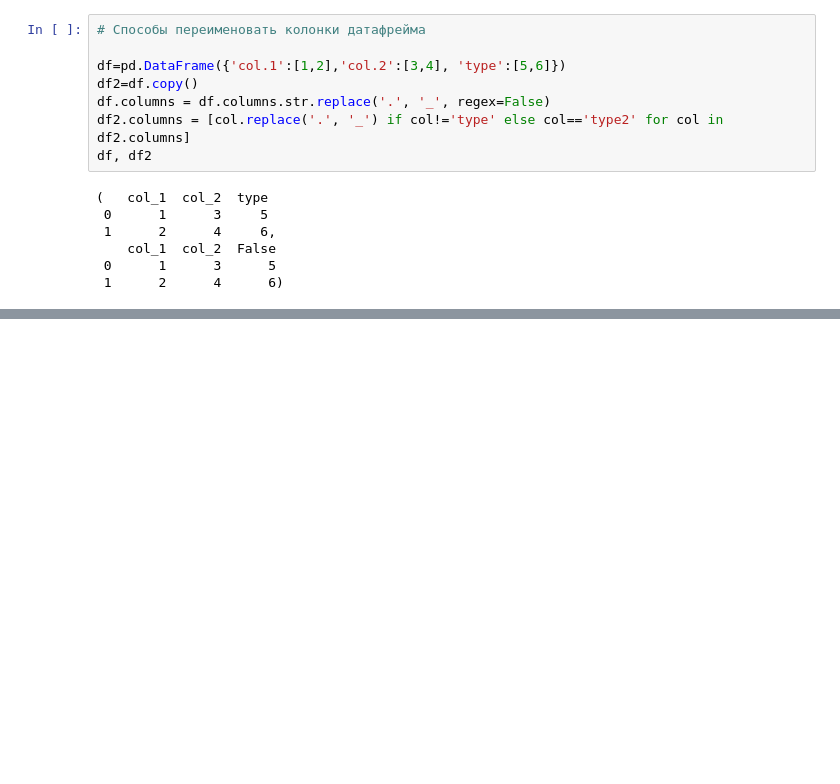
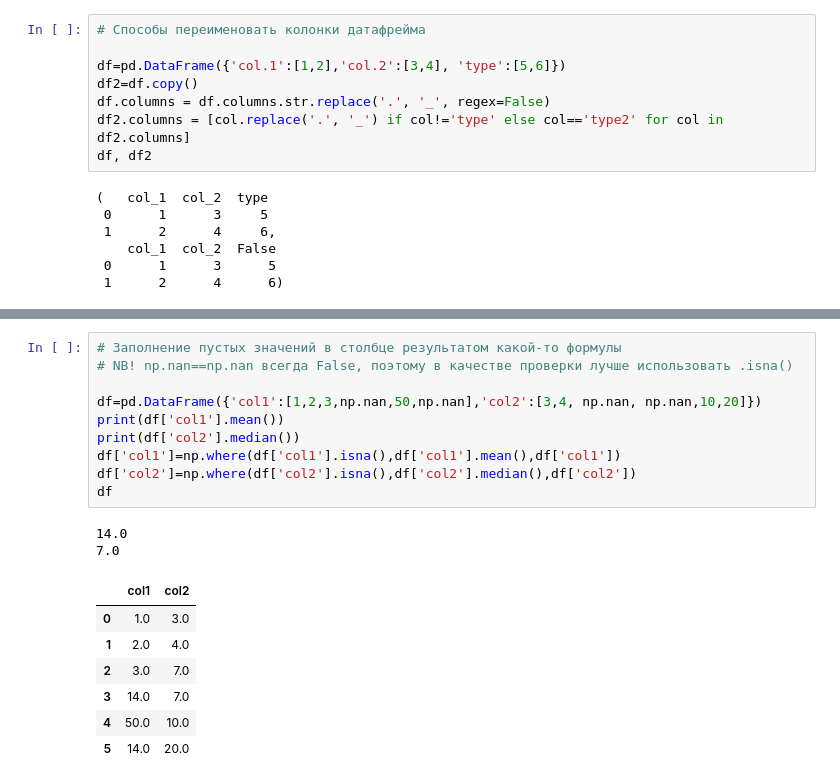
Before and after one commit to FredBrit/fluent_python, a Jupyter notebook: pandas_tasks.ipynb, the cells around one changed output, grey strips where cells are left out. Cells and saved outputs as stored; diff of their text form; blank space fills up the shorter version.

```diff
--- a/pandas_tasks.ipynb
+++ b/pandas_tasks.ipynb
@@ -782,0 +801,20 @@ df, df2
+# %%
+# Заполнение пустых значений в столбце результатом какой-то формулы
+# NB! np.nan==np.nan всегда False, поэтому в качестве проверки лучше использовать .isna()
+
+df=pd.DataFrame({'col1':[1,2,3,np.nan,50,np.nan],'col2':[3,4, np.nan, np.nan,10,20]})
+print(df['col1'].mean())
+print(df['col2'].median())
+df['col1']=np.where(df['col1'].isna(),df['col1'].mean(),df['col1'])
+df['col2']=np.where(df['col2'].isna(),df['col2'].median(),df['col2'])
+df
+# %% [output]
+14.0
+7.0
+|  | col1 | col2 |
+| 0 | 1.0 | 3.0 |
+| 1 | 2.0 | 4.0 |
+| 2 | 3.0 | 7.0 |
+| 3 | 14.0 | 7.0 |
+| 4 | 50.0 | 10.0 |
+| 5 | 14.0 | 20.0 |
```
Also changed, not shown: parts of 3 cells of this notebook.
